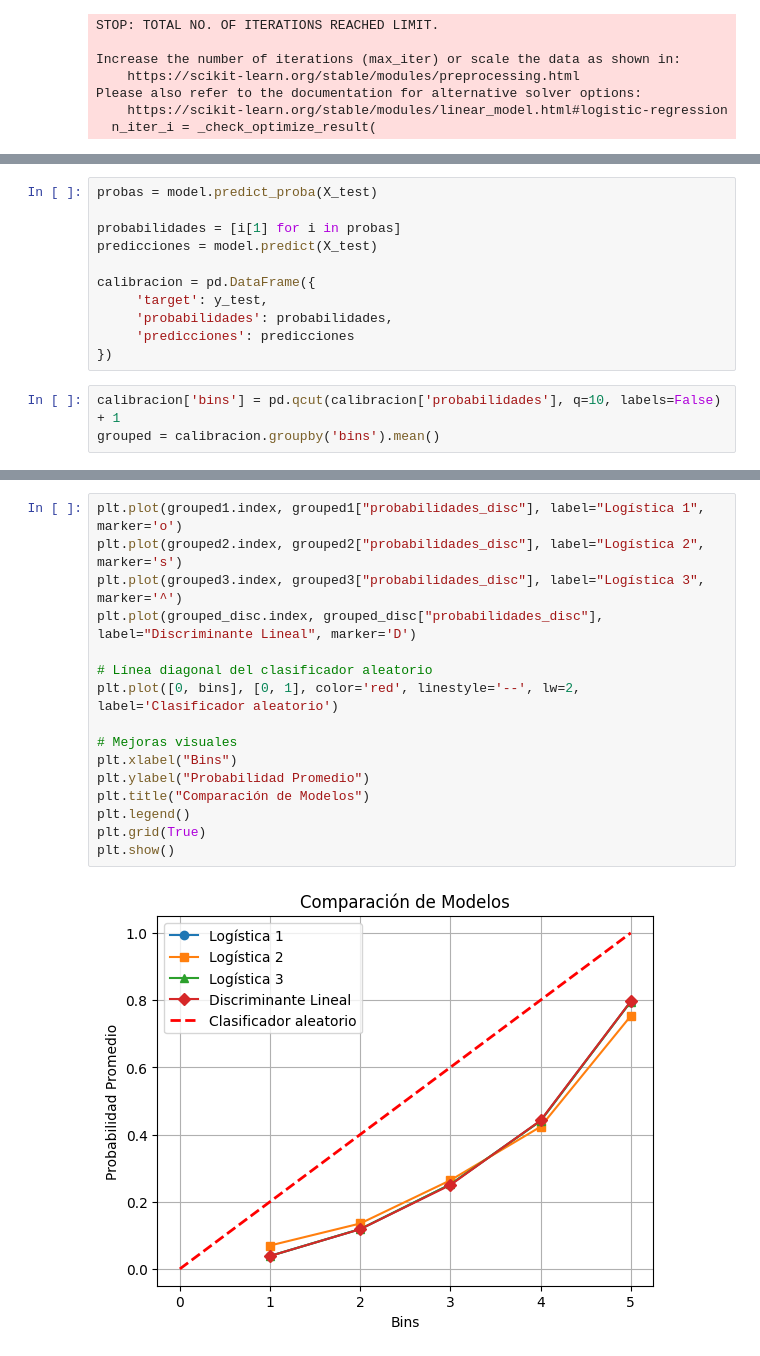
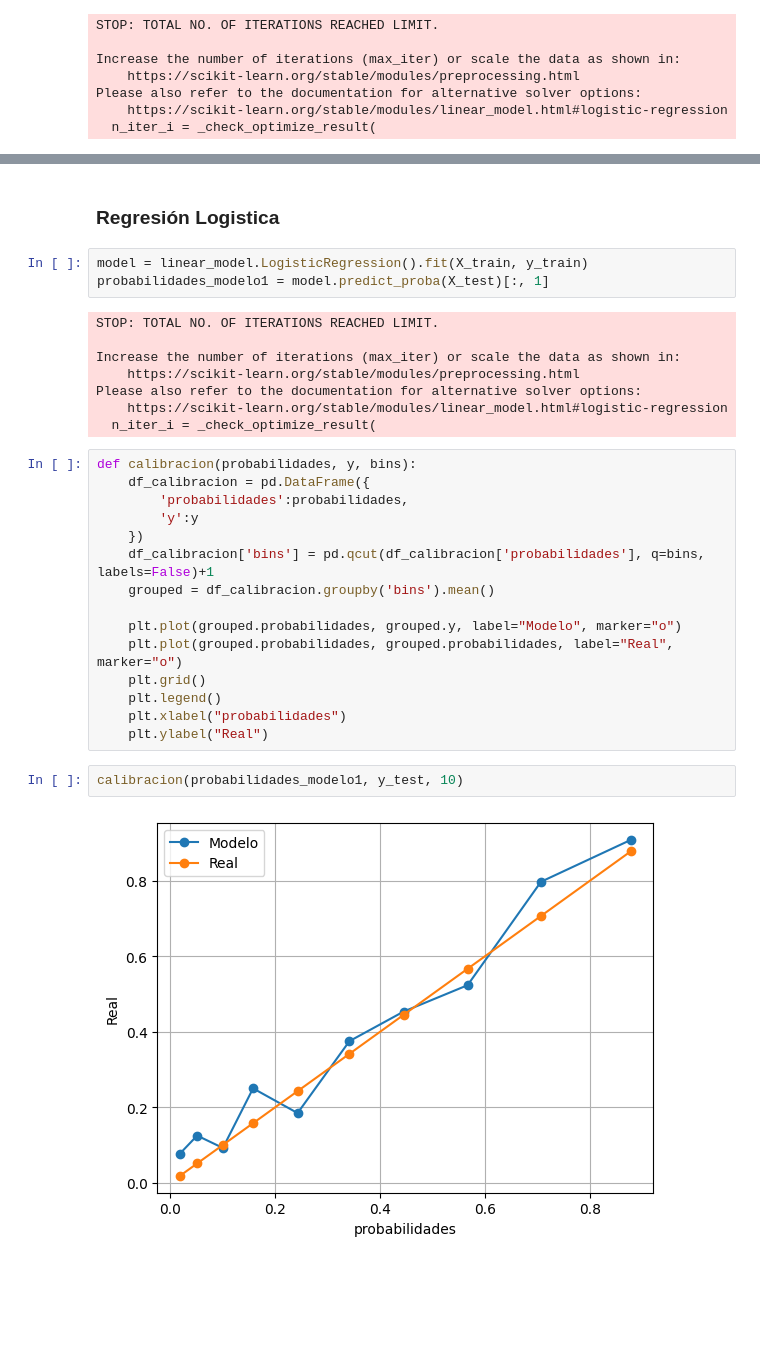
Before and after one commit to ppmelch/Lab-Aprendizaje-Estad-stico, a Jupyter notebook: Tareas/T 5/Tarea 5.ipynb, the cells around one changed output, grey strips where cells are left out. Saved outputs shown, nothing was run; the diff lists cells and outputs as text; blank space fills up the shorter version.

```diff
--- a/Tareas/T 5/Tarea 5.ipynb
+++ b/Tareas/T 5/Tarea 5.ipynb
@@ -236,14 +110,0 @@ probabilities_modelo1= model.predict_proba(X_test)[:,1]
-# %%
-probas = model.predict_proba(X_test)
-
-probabilidades = [i[1] for i in probas]
-predicciones = model.predict(X_test)
-
-calibracion = pd.DataFrame({
-     'target': y_test,
-     'probabilidades': probabilidades,
-     'predicciones': predicciones
-})
-# %%
-calibracion['bins'] = pd.qcut(calibracion['probabilidades'], q=10, labels=False) + 1
-grouped = calibracion.groupby('bins').mean()
@@ -312,18 +111,32 @@ juntar.head()
-# %%
-plt.plot(grouped1.index, grouped1["probabilidades_disc"], label="Logística 1", marker='o')
-plt.plot(grouped2.index, grouped2["probabilidades_disc"], label="Logística 2", marker='s')
-plt.plot(grouped3.index, grouped3["probabilidades_disc"], label="Logística 3", marker='^')
-plt.plot(grouped_disc.index, grouped_disc["probabilidades_disc"], label="Discriminante Lineal", marker='D')
-
-# Línea diagonal del clasificador aleatorio
-plt.plot([0, bins], [0, 1], color='red', linestyle='--', lw=2, label='Clasificador aleatorio')
-
-# Mejoras visuales
-plt.xlabel("Bins")
-plt.ylabel("Probabilidad Promedio")
-plt.title("Comparación de Modelos")
-plt.legend()
-plt.grid(True)
-plt.show()
-# %% [output]
-[figure, removed]
+# %% [markdown]
+### Regresión Logistica
+# %%
+model = linear_model.LogisticRegression().fit(X_train, y_train)
+probabilidades_modelo1 = model.predict_proba(X_test)[:, 1]
+# %% [output]
+STOP: TOTAL NO. OF ITERATIONS REACHED LIMIT.
+
+Increase the number of iterations (max_iter) or scale the data as shown in:
+    https://scikit-learn.org/stable/modules/preprocessing.html
+Please also refer to the documentation for alternative solver options:
+    https://scikit-learn.org/stable/modules/linear_model.html#logistic-regression
+  n_iter_i = _check_optimize_result(
+# %%
+def calibracion(probabilidades, y, bins):
+    df_calibracion = pd.DataFrame({
+        'probabilidades':probabilidades,
+        'y':y
+    })
+    df_calibracion['bins'] = pd.qcut(df_calibracion['probabilidades'], q=bins, labels=False)+1
+    grouped = df_calibracion.groupby('bins').mean()
+
+    plt.plot(grouped.probabilidades, grouped.y, label="Modelo", marker="o")
+    plt.plot(grouped.probabilidades, grouped.probabilidades, label="Real", marker="o")
+    plt.grid()
+    plt.legend()
+    plt.xlabel("probabilidades")
+    plt.ylabel("Real")
+# %%
+calibracion(probabilidades_modelo1, y_test, 10)
+# %% [output]
+[figure, added]
```
Also changed, not shown: parts of 60 cells of this notebook.
